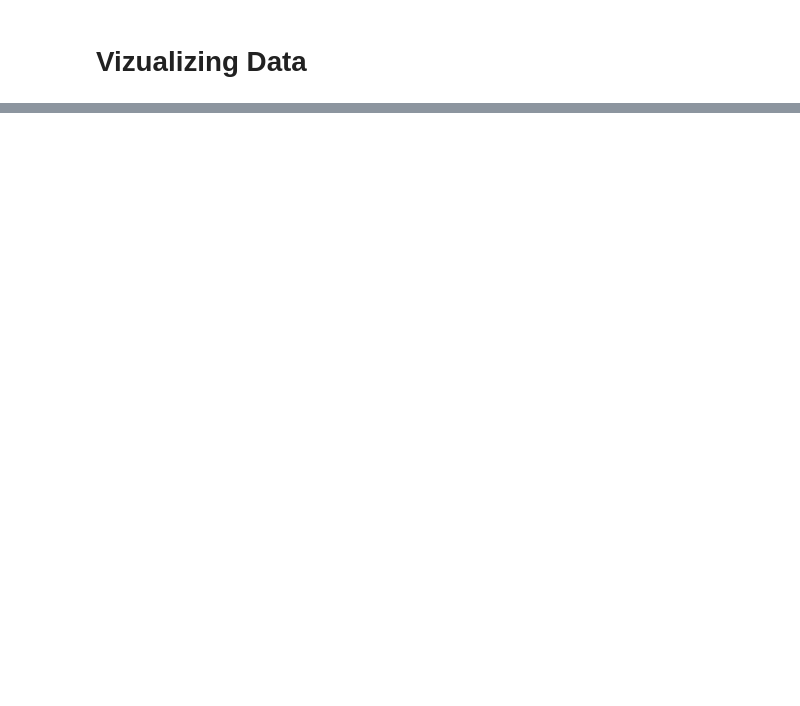
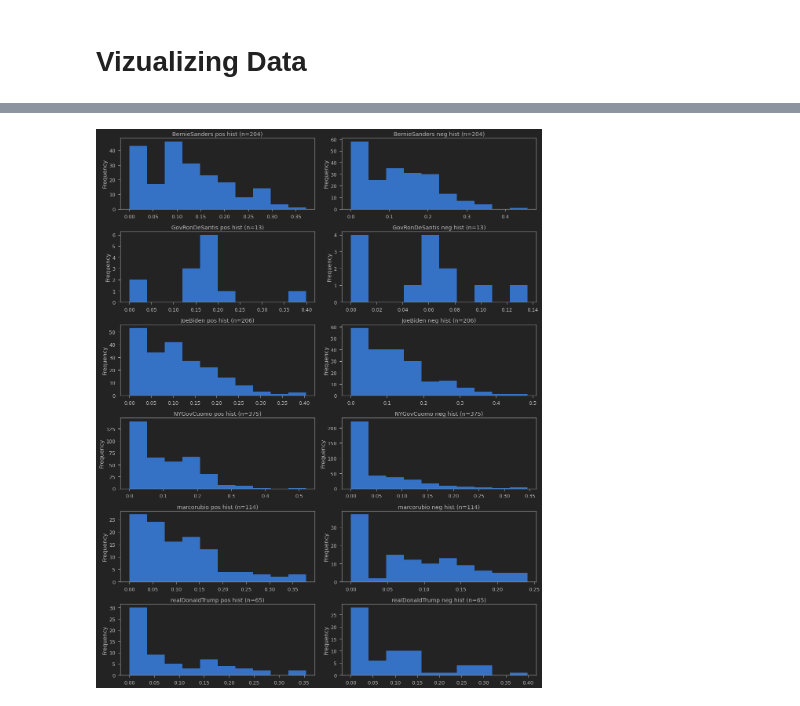
Before and after one commit to justinDeu/cs3654-covid, a Jupyter notebook: analysis.ipynb, the cells around one changed output, grey strips where cells are left out. Cells and saved outputs as stored; diff of their text form; code cells hidden in the pictures; blank space fills up the shorter version.

```diff
--- a/analysis.ipynb
+++ b/analysis.ipynb
@@ -267,0 +240,13 @@ plt.show()
+# %%
+fig, axes = plt.subplots(6, 2, figsize=(16, 20))
+
+
+for g, ax in zip(user_groups, axes):
+    ax[0].set_title(f'{g[0]} pos hist (n={g[1]["pos"].shape[0]})')
+    g[1]['pos'].plot(kind='hist', ax=ax[0])
+    ax[1].set_title(f'{g[0]} neg hist (n={g[1]["neg"].shape[0]})')
+    g[1]['neg'].plot(kind='hist', ax=ax[1])
+
+plt.tight_layout()
+# %% [output]
+[figure, added]
```
Also changed, not shown: parts of 17 cells of this notebook.
